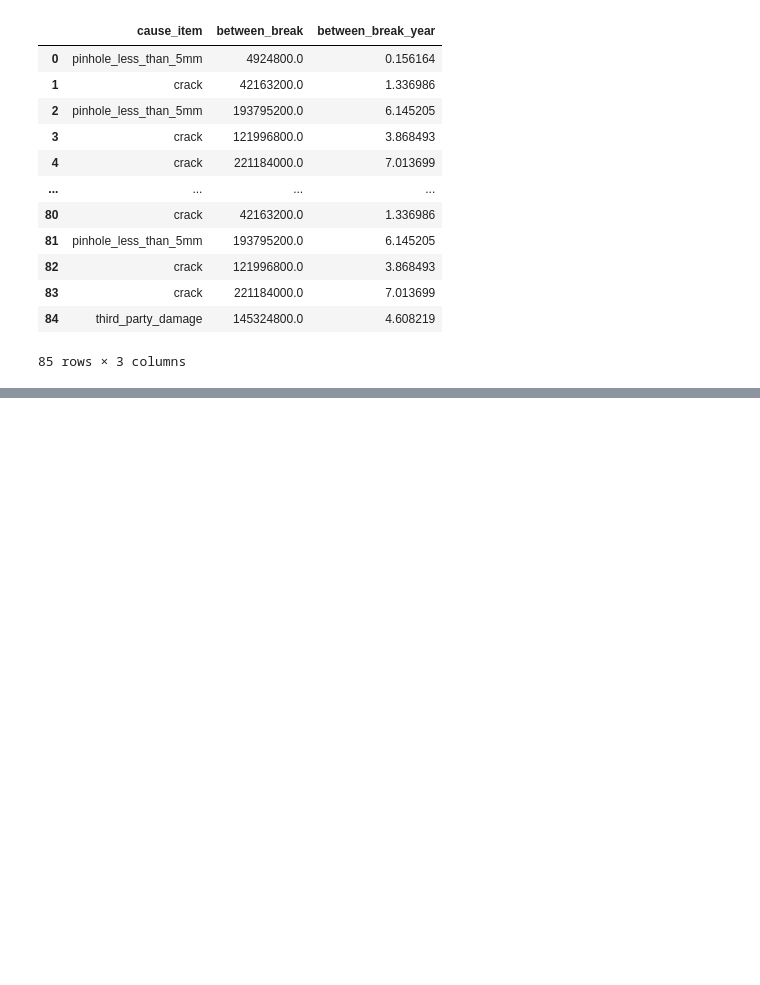
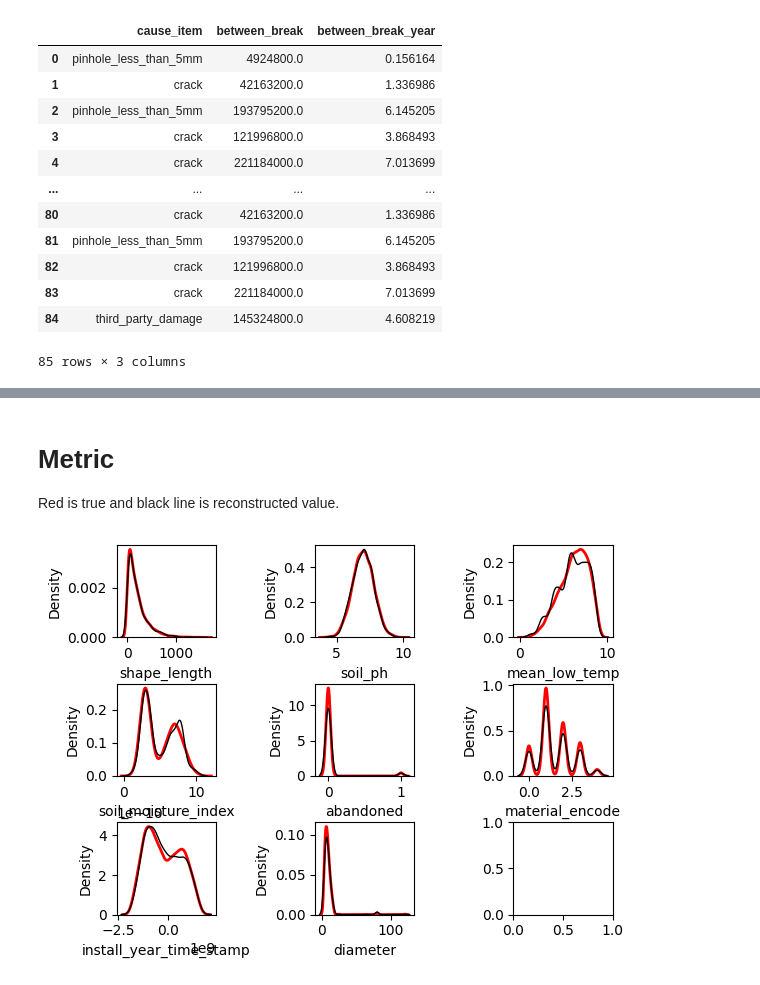
Before and after one commit to MyoungchulK/Fracta_test, a Jupyter notebook: analysis.ipynb, the cells around one changed output, grey strips where cells are left out. Saved outputs shown, nothing was run; the diff lists cells and outputs as text; code cells hidden in the pictures; blank space fills up the shorter version.

```diff
--- a/analysis.ipynb
+++ b/analysis.ipynb
@@ -804,0 +783,10 @@ memory usage: 1.1+ MB
+# %%
+## GM df for ml. Use only numerical vaules. We can fill the missing value using reconstructed numerical vaules as an index.
+gm_ml_col_list = ['shape_length', 'diameter', 'soil_ph',
+                  'mean_low_temp', 'soil_moisture_index', 'abandoned', 'material_encode',
+                  'install_year_time_stamp']
+gm_ml_df = gm_eda_fin_df[gm_ml_col_list].copy()
+gm_ml_df['abandoned'] = gm_ml_df['abandoned'].astype(int) # converts the boolean to integer
+
+## shape check
+gm_ml_df.info()
@@ -804,0 +809,32 @@ memory usage: 1.1+ MB
+# %%
+## data into mice format
+gm_amp = mf.ampute_data(
+    gm_ml_df,         # The data to ampute
+    perc = 0.25,      # The percentage of the data to ampute.
+    random_state = 42
+)
+
+## putting into kernel
+kernel = mf.ImputationKernel(
+  gm_amp,                     # The data to be imputed.
+  save_all_iterations = True, # Save all the imputation values from all iterations. Saving all iterations allows for additional plotting.
+  random_state = 42
+)
+
+## tune the hyperperemater
+optimal_parameters, losses = kernel.tune_parameters(
+  dataset = 0,            # The # of dataset to run parameter tuning on
+  optimization_steps = 5,  # How many steps to run the process for.
+)
+
+## check the tuned hyperperemater
+print(optimal_parameters)
+#for param in optimal_parameters[0]:
+#  print(f'{param}: {optimal_parameters[0][param]}')
+
+## Run mice with tuned parameters.
+kernel.mice(1, variable_parameters = optimal_parameters)
+
+## fill the missing value
+gm_ml_mice_df = kernel.complete_data()
+gm_ml_mice_df.info()
@@ -804,0 +898,8 @@ memory usage: 1.1+ MB
+# %% [markdown]
+# Metric
+
+Red is true and black line is reconstructed value.
+# %%
+kernel.plot_imputed_distributions(wspace = 1, hspace = 0.5)
+# %% [output]
+[figure, added]
```
Also changed, not shown: parts of 35 cells of this notebook, 9 other files.
